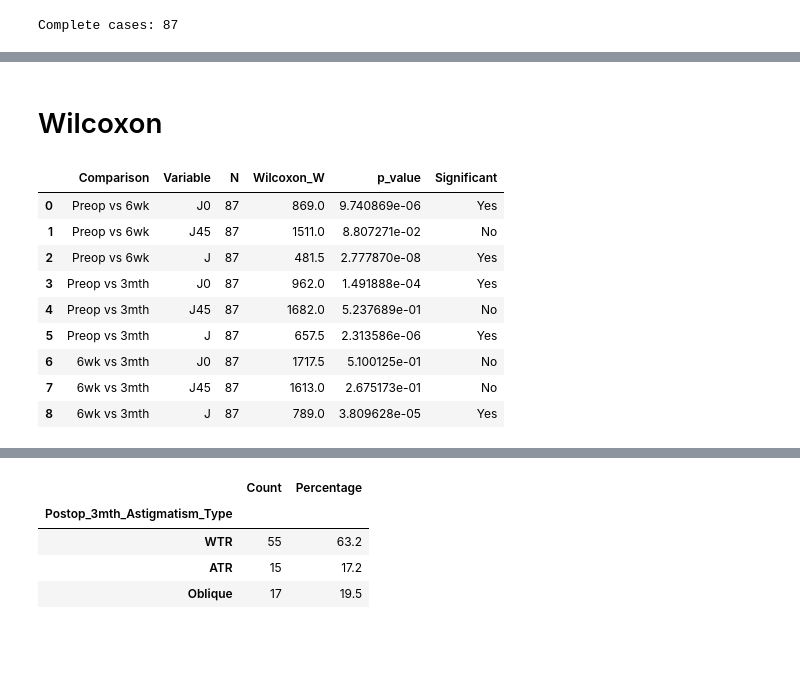
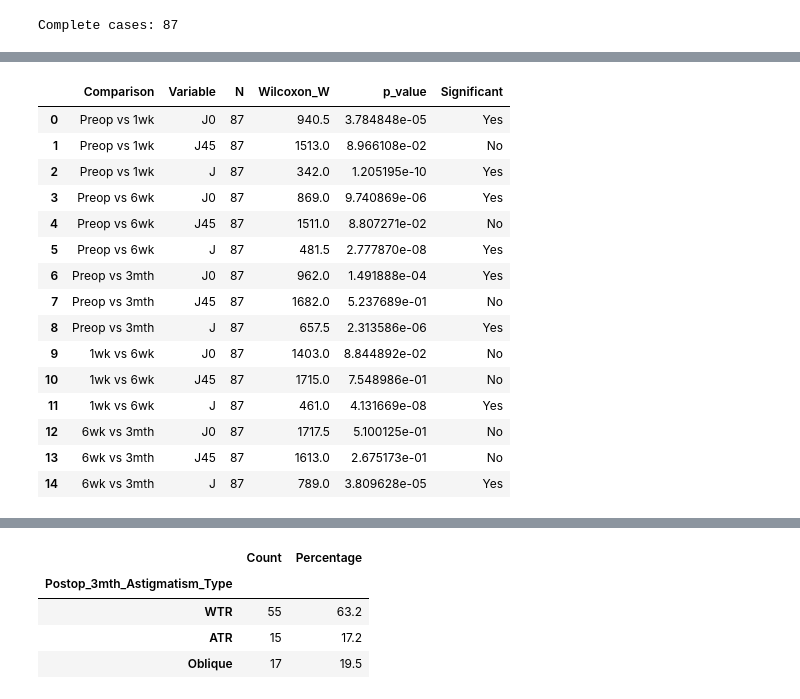
Before and after one commit to krishnacharyaprabhakar-lgtm/AI-Ophthalmology-Dashboard, a Jupyter notebook: pva_study_Egypt_30_8_26.ipynb, the cells around one changed output, grey strips where cells are left out. Saved outputs shown, nothing was run; the diff lists cells and outputs as text; code cells hidden in the pictures; blank space fills up the shorter version.

```diff
--- a/pva_study_Egypt_30_8_26.ipynb
+++ b/pva_study_Egypt_30_8_26.ipynb
@@ -1156,6 +1156,7 @@ sorted_data[
 # %%
 vector_cols = [
     'Preop_J0', 'Preop_J45', 'Preop_J',
+    'J0_1wk', 'J45_1wk', 'J_1wk',
     'J0_6wk', 'J45_6wk', 'J_6wk',
     'J0_3mth', 'J45_3mth', 'J_3mth'
 ]
@@ -1166,6 +1167,18 @@ print("Complete cases:", len(vector_data))
 # %% [output]
 Complete cases: 87
 # %%
+# change from preopeative to 1 week
+vector_data['Delta_J0_1wk'] = (
+    vector_data['J0_1wk'] - vector_data['Preop_J0']
+)
+vector_data['Delta_J45_1wk'] = (
+    vector_data['J45_1wk'] - vector_data['Preop_J45']
+)
+vector_data['Delta_J_1wk'] = (
+    vector_data['J_1wk'] - vector_data['Preop_J']
+)
+
+
 # Change from preoperative to 6 weeks
 vector_data['Delta_J0_6wk'] = (
     vector_data['J0_6wk'] - vector_data['Preop_J0']
@@ -1211,14 +1224,17 @@ vector_data[
 | 14 | 0.587308 | 2.349232 | 1.761924 | -2.137626e-01 | -8.550504e-01 | -0.641288 | 0.625 | 2.500 | 1.875 |
 | 15 | 0.123101 | 1.627844 | 1.504743 | -2.170602e-02 | -1.365924e+00 | -1.344218 | 0.125 | 2.125 | 2.000 |
 | 18 | 0.615505 | -0.984808 | -1.600313 | -1.085301e-01 | -1.736482e-01 | -0.065118 | 0.625 | 1.000 | 0.375 |
-# %% [markdown]
-# Wilcoxon
 # %%
 from scipy.stats import wilcoxon
 import pandas as pd
 import numpy as np
 
 comparisons = {
+    'Preop vs 1wk': {
+        'J0': ('Preop_J0', 'J0_1wk'),
+        'J45': ('Preop_J45', 'J45_1wk'),
+        'J': ('Preop_J', 'J_1wk')
+    },
     'Preop vs 6wk': {
         'J0': ('Preop_J0', 'J0_6wk'),
         'J45': ('Preop_J45', 'J45_6wk'),
@@ -1228,6 +1244,11 @@ comparisons = {
         'J0': ('Preop_J0', 'J0_3mth'),
         'J45': ('Preop_J45', 'J45_3mth'),
         'J': ('Preop_J', 'J_3mth')
+    },
+    '1wk vs 6wk': {
+        'J0': ('J0_1wk', 'J0_6wk'),
+        'J45': ('J45_1wk', 'J45_6wk'),
+        'J': ('J_1wk', 'J_6wk')
     },
     '6wk vs 3mth': {
         'J0': ('J0_6wk', 'J0_3mth'),
@@ -1238,42 +1259,48 @@ comparisons = {
 
 results = []
 
 for comparison, variables in comparisons.items():
     for variable, (pre, post) in variables.items():
 
         x = vector_data[pre].dropna()
         y = vector_data.loc[x.index, post]
 
         stat, p = wilcoxon(x, y, alternative='two-sided')
 
         results.append({
             'Comparison': comparison,
             'Variable': variable,
             'N': len(x),
             'Wilcoxon_W': stat,
             'p_value': p
         })
 
 wilcoxon_results = pd.DataFrame(results)
 
 wilcoxon_results['Significant'] = np.where(
     wilcoxon_results['p_value'] < 0.05,
     'Yes',
     'No'
 )
 
 wilcoxon_results
 # %% [output]
 |  | Comparison | Variable | N | Wilcoxon_W | p_value | Significant |
-| 0 | Preop vs 6wk | J0 | 87 | 869.0 | 9.740869e-06 | Yes |
-| 1 | Preop vs 6wk | J45 | 87 | 1511.0 | 8.807271e-02 | No |
-| 2 | Preop vs 6wk | J | 87 | 481.5 | 2.777870e-08 | Yes |
-| 3 | Preop vs 3mth | J0 | 87 | 962.0 | 1.491888e-04 | Yes |
-| 4 | Preop vs 3mth | J45 | 87 | 1682.0 | 5.237689e-01 | No |
-| 5 | Preop vs 3mth | J | 87 | 657.5 | 2.313586e-06 | Yes |
-| 6 | 6wk vs 3mth | J0 | 87 | 1717.5 | 5.100125e-01 | No |
-| 7 | 6wk vs 3mth | J45 | 87 | 1613.0 | 2.675173e-01 | No |
-| 8 | 6wk vs 3mth | J | 87 | 789.0 | 3.809628e-05 | Yes |
+| 0 | Preop vs 1wk | J0 | 87 | 940.5 | 3.784848e-05 | Yes |
+| 1 | Preop vs 1wk | J45 | 87 | 1513.0 | 8.966108e-02 | No |
+| 2 | Preop vs 1wk | J | 87 | 342.0 | 1.205195e-10 | Yes |
+| 3 | Preop vs 6wk | J0 | 87 | 869.0 | 9.740869e-06 | Yes |
+| 4 | Preop vs 6wk | J45 | 87 | 1511.0 | 8.807271e-02 | No |
+| 5 | Preop vs 6wk | J | 87 | 481.5 | 2.777870e-08 | Yes |
+| 6 | Preop vs 3mth | J0 | 87 | 962.0 | 1.491888e-04 | Yes |
+| 7 | Preop vs 3mth | J45 | 87 | 1682.0 | 5.237689e-01 | No |
+| 8 | Preop vs 3mth | J | 87 | 657.5 | 2.313586e-06 | Yes |
+| 9 | 1wk vs 6wk | J0 | 87 | 1403.0 | 8.844892e-02 | No |
+| 10 | 1wk vs 6wk | J45 | 87 | 1715.0 | 7.548986e-01 | No |
+| 11 | 1wk vs 6wk | J | 87 | 461.0 | 4.131669e-08 | Yes |
+| 12 | 6wk vs 3mth | J0 | 87 | 1717.5 | 5.100125e-01 | No |
+| 13 | 6wk vs 3mth | J45 | 87 | 1613.0 | 2.675173e-01 | No |
+| 14 | 6wk vs 3mth | J | 87 | 789.0 | 3.809628e-05 | Yes |
 # %%
 from statsmodels.stats.multitest import multipletests
 
```
Also changed, not shown: parts of 20 cells of this notebook.
